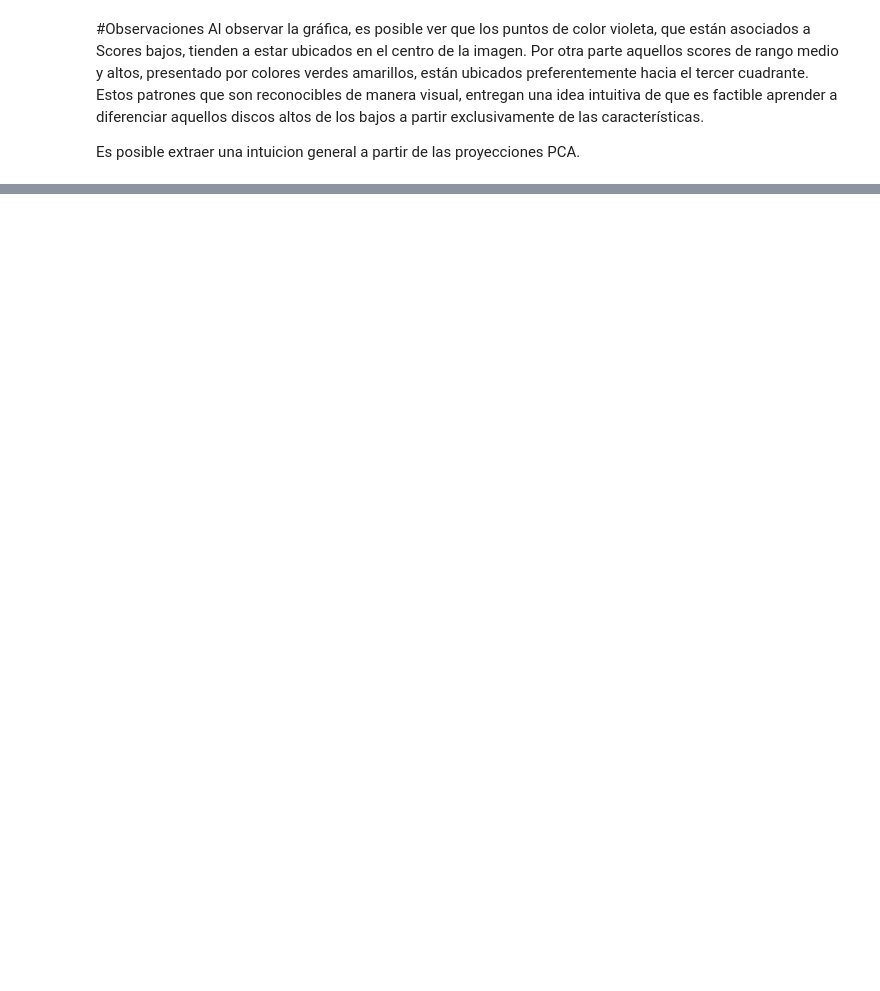
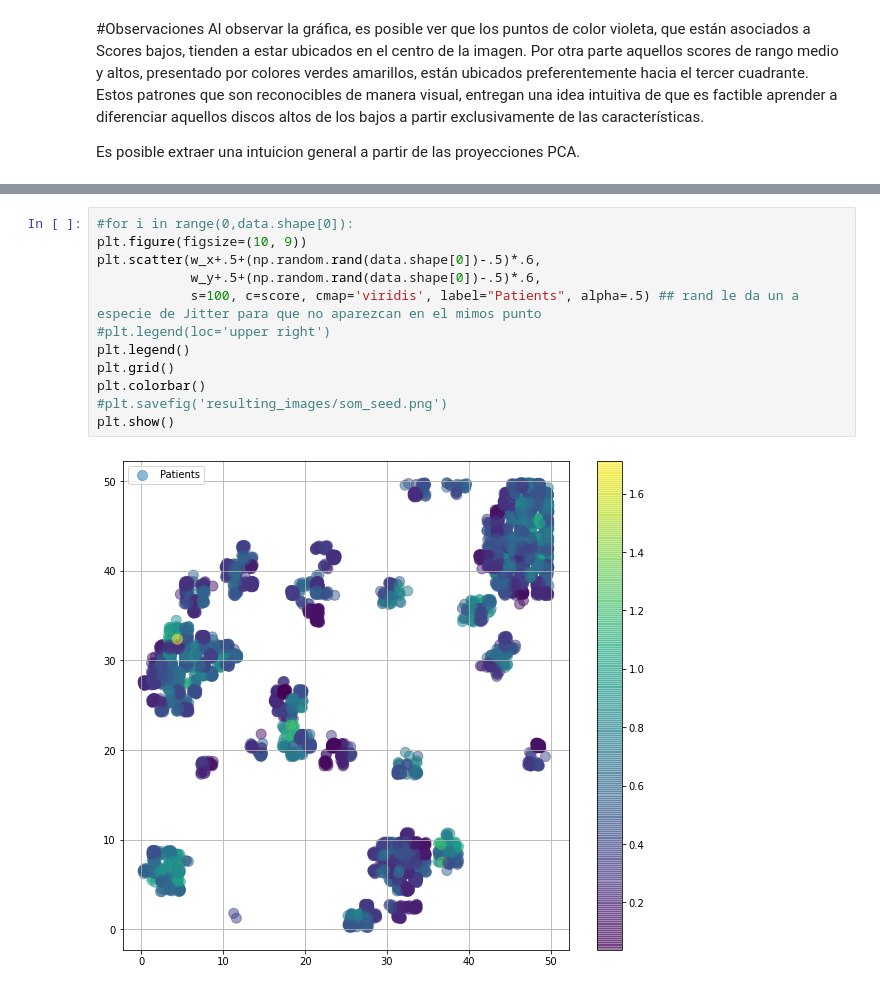
Before and after one commit to castudil/cardiology, a Jupyter notebook: cardiology.ipynb, the cells around one changed output, grey strips where cells are left out. Drawn from its saved outputs; the diff is of its cells as text; blank space fills up the shorter version.

```diff
--- a/cardiology.ipynb
+++ b/cardiology.ipynb
@@ -141,0 +205,14 @@ Es posible extraer una intuicion general a partir de las proyecciones PCA.
+# %%
+#for i in range(0,data.shape[0]):
+plt.figure(figsize=(10, 9))
+plt.scatter(w_x+.5+(np.random.rand(data.shape[0])-.5)*.6,
+            w_y+.5+(np.random.rand(data.shape[0])-.5)*.6,
+            s=100, c=score, cmap='viridis', label="Patients", alpha=.5) ## rand le da un a especie de Jitter para que no aparezcan en el mimos punto
+#plt.legend(loc='upper right')
+plt.legend()
+plt.grid()
+plt.colorbar()
+#plt.savefig('resulting_images/som_seed.png')
+plt.show()
+# %% [output]
+[figure, added]
```
Also changed, not shown: parts of 12 cells of this notebook.
